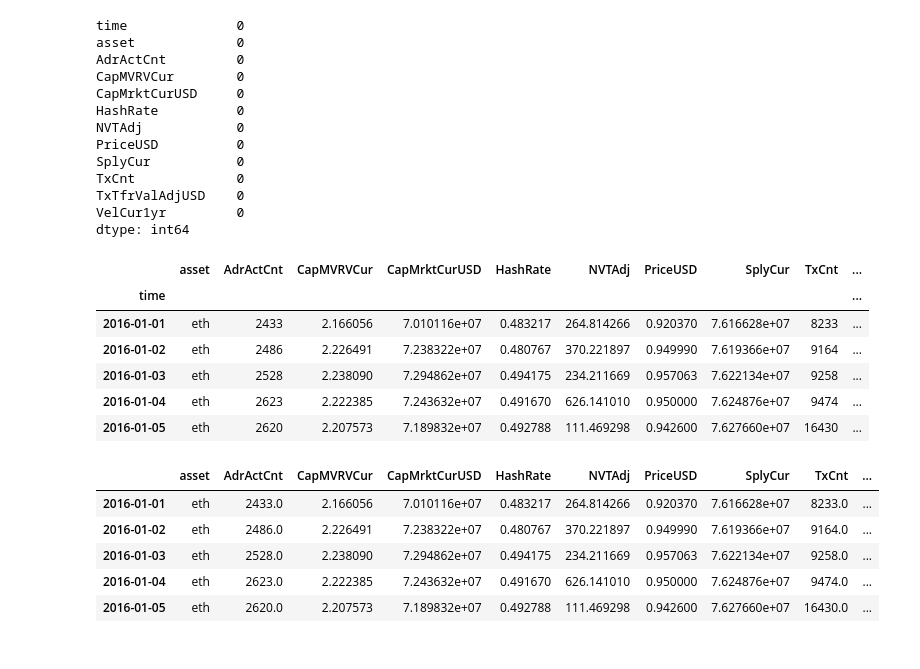
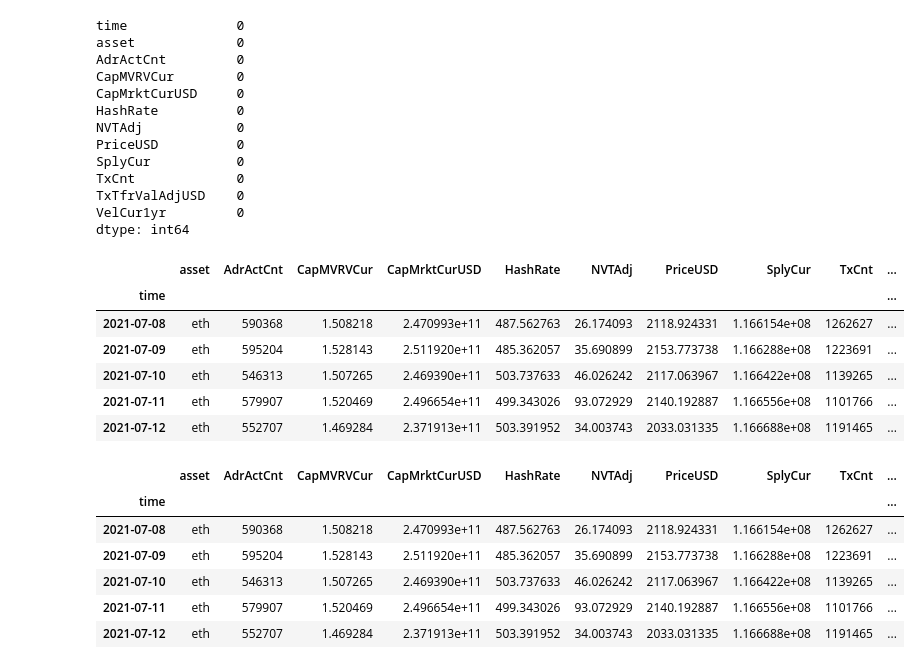
Before and after one commit to dbogatic/crypto-analysis, a Jupyter notebook: eth_price_direction.ipynb, the cells around one changed output. Saved outputs shown, nothing was run; the diff lists cells and outputs as text; code cells hidden in the pictures.

```diff
--- a/eth_price_direction.ipynb
+++ b/eth_price_direction.ipynb
@@ -67,27 +75,27 @@ dtype: int64
 # Remove timestamp in time column
 combined_df['time'] = pd.to_datetime(combined_df['time']).dt.date
 combined_df = combined_df.set_index('time')
-combined_df.head()
+combined_df.tail()
 # %% [output]
 |  | asset | AdrActCnt | CapMVRVCur | CapMrktCurUSD | HashRate | NVTAdj | PriceUSD | SplyCur | TxCnt | ... |
 | time |  |  |  |  |  |  |  |  |  | ... |
-| 2016-01-01 | eth | 2433 | 2.166056 | 7.010116e+07 | 0.483217 | 264.814266 | 0.920370 | 7.616628e+07 | 8233 | ... |
-| 2016-01-02 | eth | 2486 | 2.226491 | 7.238322e+07 | 0.480767 | 370.221897 | 0.949990 | 7.619366e+07 | 9164 | ... |
-| 2016-01-03 | eth | 2528 | 2.238090 | 7.294862e+07 | 0.494175 | 234.211669 | 0.957063 | 7.622134e+07 | 9258 | ... |
-| 2016-01-04 | eth | 2623 | 2.222385 | 7.243632e+07 | 0.491670 | 626.141010 | 0.950000 | 7.624876e+07 | 9474 | ... |
-| 2016-01-05 | eth | 2620 | 2.207573 | 7.189832e+07 | 0.492788 | 111.469298 | 0.942600 | 7.627660e+07 | 16430 | ... |
+| 2021-07-08 | eth | 590368 | 1.508218 | 2.470993e+11 | 487.562763 | 26.174093 | 2118.924331 | 1.166154e+08 | 1262627 | ... |
+| 2021-07-09 | eth | 595204 | 1.528143 | 2.511920e+11 | 485.362057 | 35.690899 | 2153.773738 | 1.166288e+08 | 1223691 | ... |
+| 2021-07-10 | eth | 546313 | 1.507265 | 2.469390e+11 | 503.737633 | 46.026242 | 2117.063967 | 1.166422e+08 | 1139265 | ... |
+| 2021-07-11 | eth | 579907 | 1.520469 | 2.496654e+11 | 499.343026 | 93.072929 | 2140.192887 | 1.166556e+08 | 1101766 | ... |
+| 2021-07-12 | eth | 552707 | 1.469284 | 2.371913e+11 | 503.391952 | 34.003743 | 2033.031335 | 1.166688e+08 | 1191465 | ... |
 # %%
 # Concat metrics and google trends data
-combined_df = pd.concat([combined_df,eth_google_trends],axis=1)
-combined_df =combined_df.dropna()
-combined_df.head()
+combined_df = pd.concat([combined_df,eth_google_trends],axis=1).dropna()
+combined_df.tail()
 # %% [output]
 |  | asset | AdrActCnt | CapMVRVCur | CapMrktCurUSD | HashRate | NVTAdj | PriceUSD | SplyCur | TxCnt | ... |
-| 2016-01-01 | eth | 2433.0 | 2.166056 | 7.010116e+07 | 0.483217 | 264.814266 | 0.920370 | 7.616628e+07 | 8233.0 | ... |
-| 2016-01-02 | eth | 2486.0 | 2.226491 | 7.238322e+07 | 0.480767 | 370.221897 | 0.949990 | 7.619366e+07 | 9164.0 | ... |
-| 2016-01-03 | eth | 2528.0 | 2.238090 | 7.294862e+07 | 0.494175 | 234.211669 | 0.957063 | 7.622134e+07 | 9258.0 | ... |
-| 2016-01-04 | eth | 2623.0 | 2.222385 | 7.243632e+07 | 0.491670 | 626.141010 | 0.950000 | 7.624876e+07 | 9474.0 | ... |
-| 2016-01-05 | eth | 2620.0 | 2.207573 | 7.189832e+07 | 0.492788 | 111.469298 | 0.942600 | 7.627660e+07 | 16430.0 | ... |
+| time |  |  |  |  |  |  |  |  |  | ... |
+| 2021-07-08 | eth | 590368 | 1.508218 | 2.470993e+11 | 487.562763 | 26.174093 | 2118.924331 | 1.166154e+08 | 1262627 | ... |
+| 2021-07-09 | eth | 595204 | 1.528143 | 2.511920e+11 | 485.362057 | 35.690899 | 2153.773738 | 1.166288e+08 | 1223691 | ... |
+| 2021-07-10 | eth | 546313 | 1.507265 | 2.469390e+11 | 503.737633 | 46.026242 | 2117.063967 | 1.166422e+08 | 1139265 | ... |
+| 2021-07-11 | eth | 579907 | 1.520469 | 2.496654e+11 | 499.343026 | 93.072929 | 2140.192887 | 1.166556e+08 | 1101766 | ... |
+| 2021-07-12 | eth | 552707 | 1.469284 | 2.371913e+11 | 503.391952 | 34.003743 | 2033.031335 | 1.166688e+08 | 1191465 | ... |
 # %%
 combined_df.to_csv('/Users/draganbogatic/Documents/Fin_Tech/crypto-analysis/resources/eth_metrics_combined.csv')
 # %%
```
Also changed, not shown: parts of 10 cells of this notebook, 2 other files.
